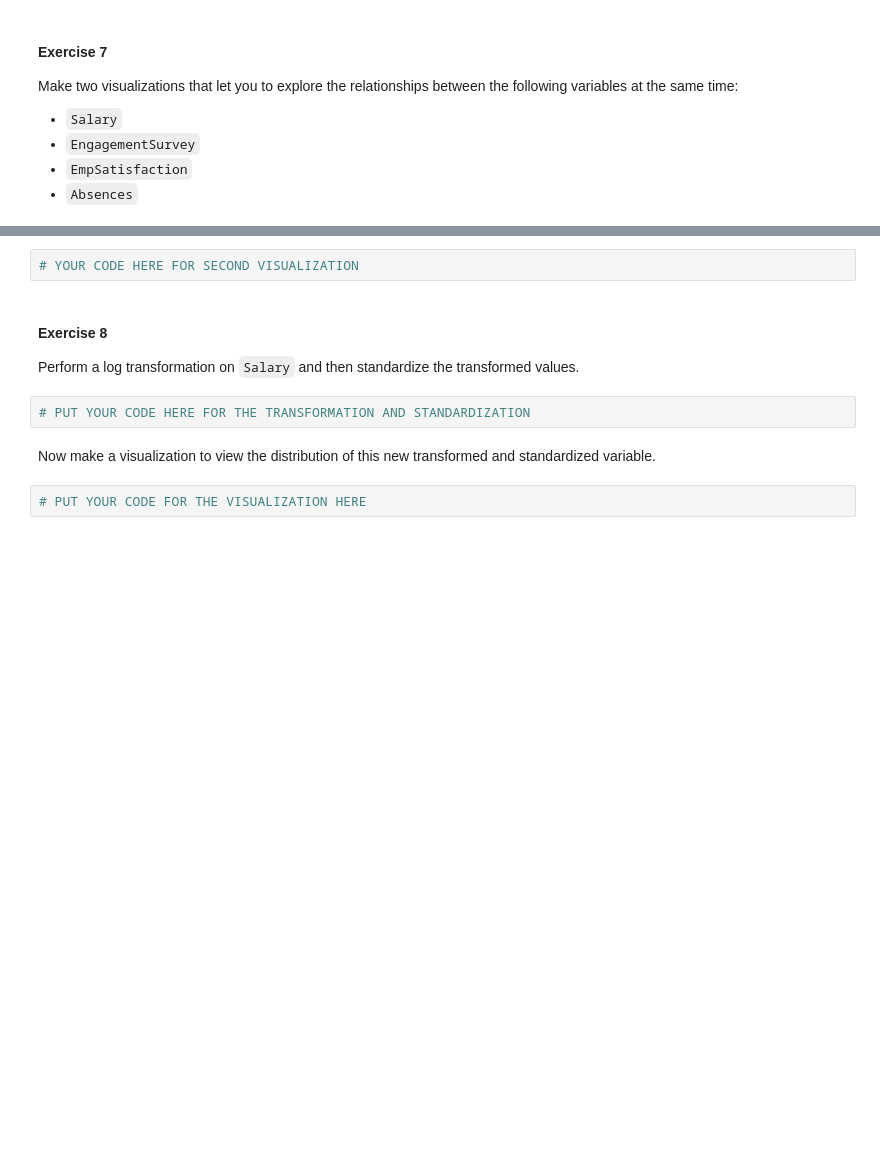
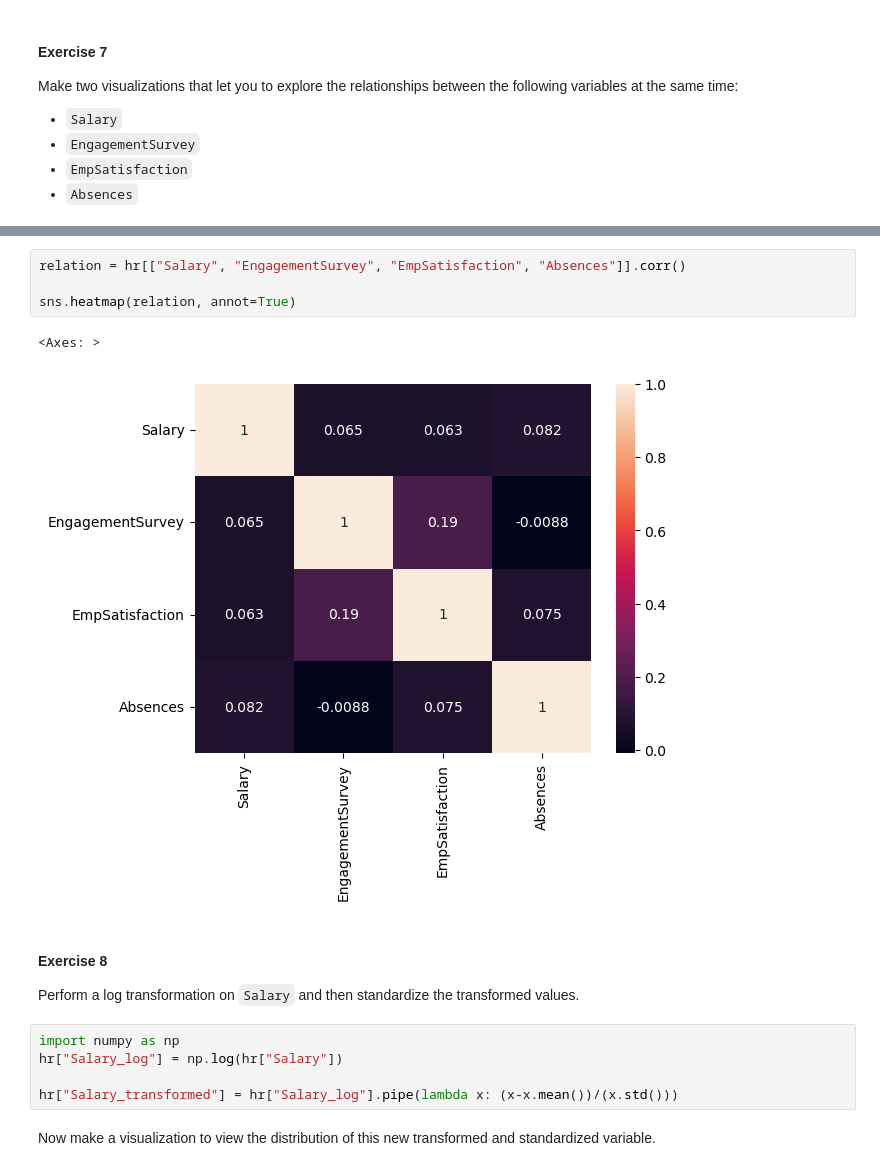
Before and after one commit to aishanur11/tstat280-aisha, a Jupyter notebook: 06_eda_features/06_exercises.ipynb, the cells around one changed output, grey strips where cells are left out. Cells and saved outputs as stored; diff of their text form; blank space fills up the shorter version.

```diff
--- a/06_eda_features/06_exercises.ipynb
+++ b/06_eda_features/06_exercises.ipynb
@@ -84,12 +93,18 @@ Make two visualizations that let you to explore the relationships between the fo
 # %%
-# YOUR CODE HERE FOR SECOND VISUALIZATION
+relation = hr[["Salary", "EngagementSurvey", "EmpSatisfaction", "Absences"]].corr()
+
+sns.heatmap(relation, annot=True)
+# %% [output]
+<Axes: >
+[figure, added]
 # %% [markdown]
 #### Exercise 8
 
 Perform a log transformation on `Salary` and then standardize the transformed values.
-# %%
-# PUT YOUR CODE HERE FOR THE TRANSFORMATION AND STANDARDIZATION
+# %%
+import numpy as np
+hr["Salary_log"] = np.log(hr["Salary"])
+
+hr["Salary_transformed"] = hr["Salary_log"].pipe(lambda x: (x-x.mean())/(x.std()))
 # %% [markdown]
 Now make a visualization to view the distribution of this new transformed and standardized variable.
-# %%
-# PUT YOUR CODE FOR THE VISUALIZATION HERE
```
Also changed, not shown: parts of 4 cells of this notebook.
